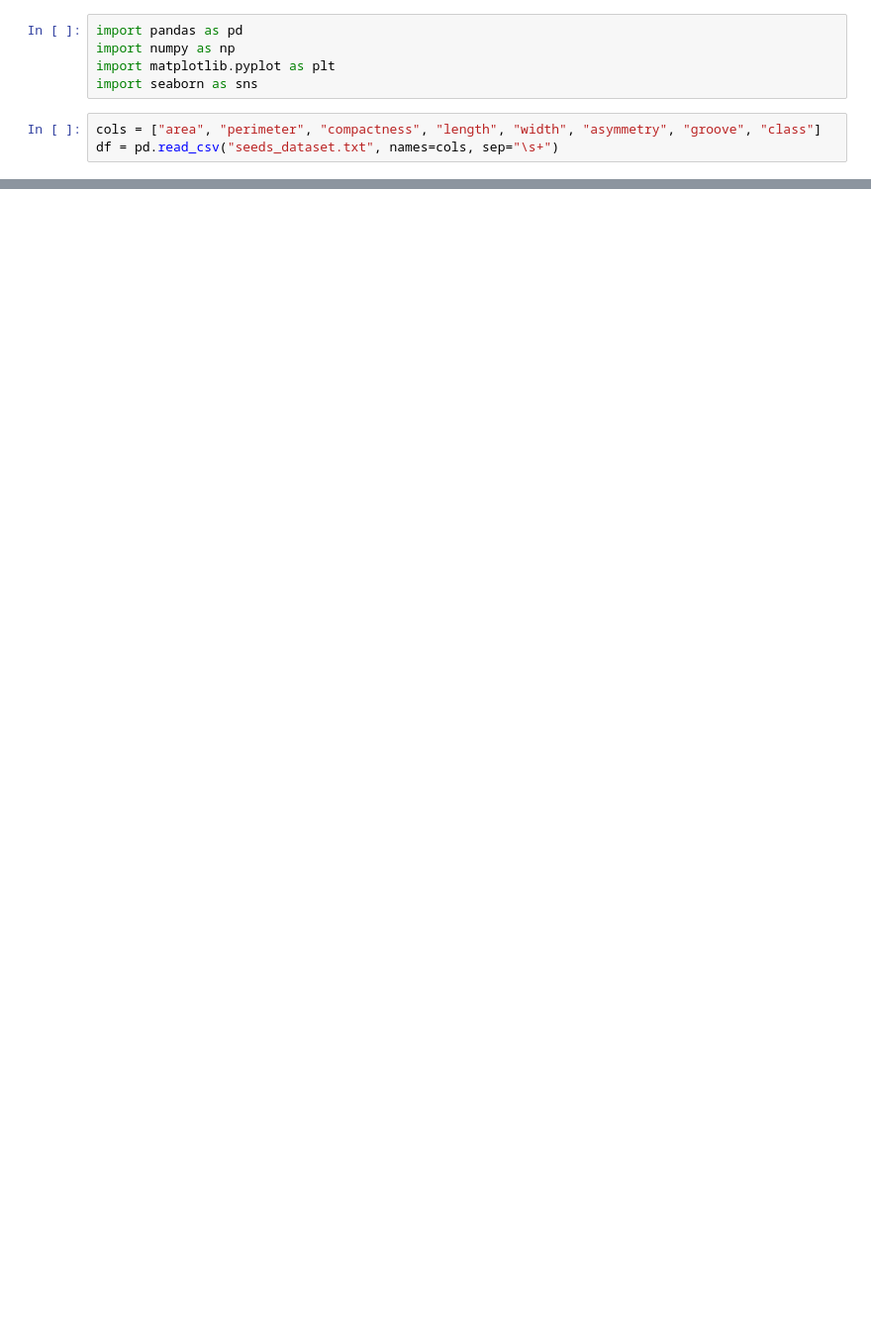
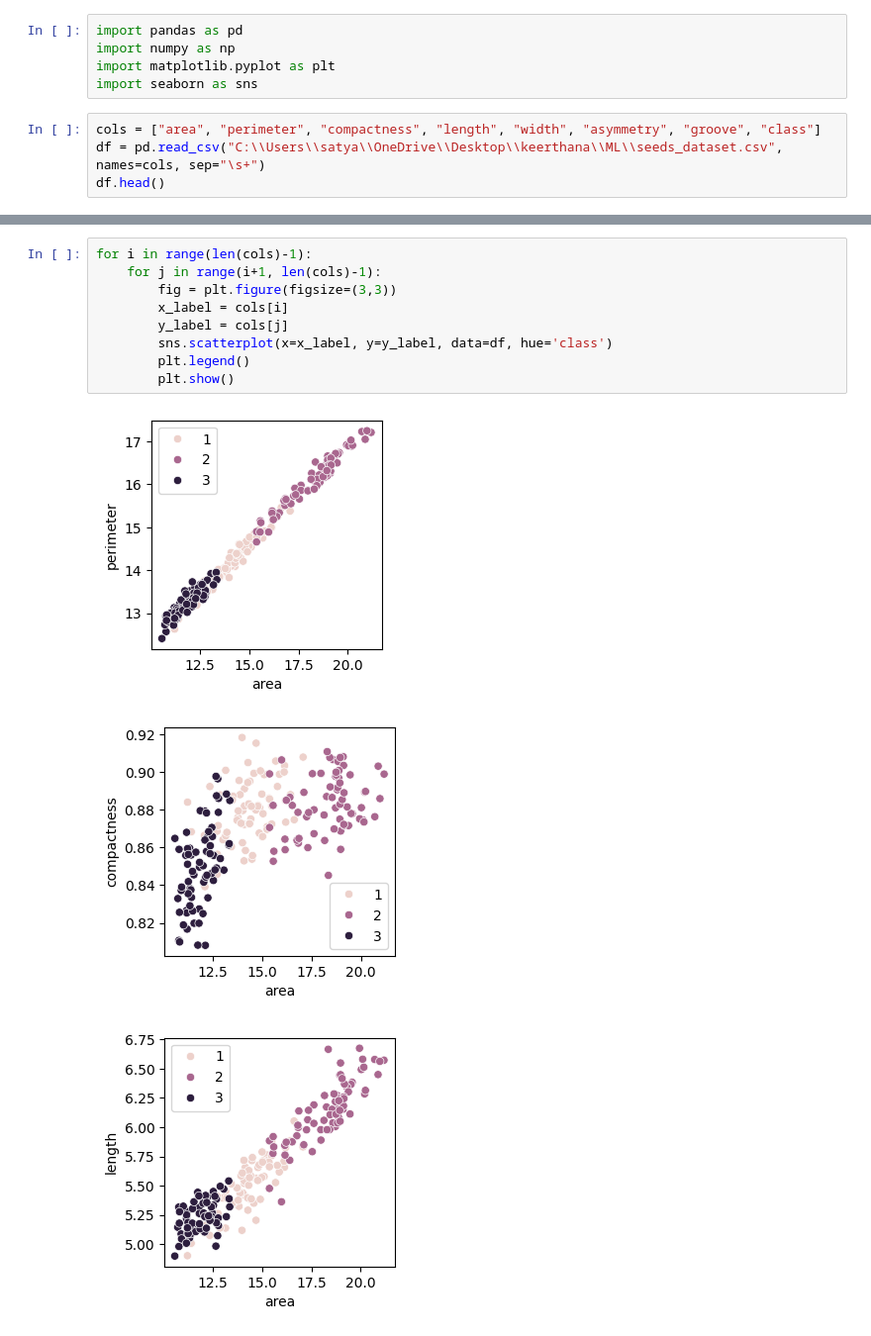
Before and after one commit to HelloKeerthana/KMeans_featureChoosing, a Jupyter notebook: CF2.ipynb, the cells around one changed output, grey strips where cells are left out. Shown: that part at 99% size. Drawn from its saved outputs; the diff is of its cells as text; blank space fills up the shorter version.

```diff
--- a/CF2.ipynb
+++ b/CF2.ipynb
@@ -5,5 +5,6 @@ import matplotlib.pyplot as plt
 import seaborn as sns
 # %%
 cols = ["area", "perimeter", "compactness", "length", "width", "asymmetry", "groove", "class"]
-df = pd.read_csv("seeds_dataset.txt", names=cols, sep="\s+")
+df = pd.read_csv("C:\\Users\\satya\\OneDrive\\Desktop\\keerthana\\ML\\seeds_dataset.csv", names=cols, sep="\s+")
+df.head()
 # %% [output]
@@ -10,0 +19,13 @@ FileNotFoundError: [Errno 2] No such file or directory: 'seeds_dataset.txt'
+# %%
+for i in range(len(cols)-1):
+    for j in range(i+1, len(cols)-1):
+        fig = plt.figure(figsize=(3,3))
+        x_label = cols[i]
+        y_label = cols[j]
+        sns.scatterplot(x=x_label, y=y_label, data=df, hue='class')
+        plt.legend()
+        plt.show()
+# %% [output]
+[figure, added]
+[figure, added]
+[figure, added]
```
Also changed, not shown: parts of 14 cells of this notebook.
